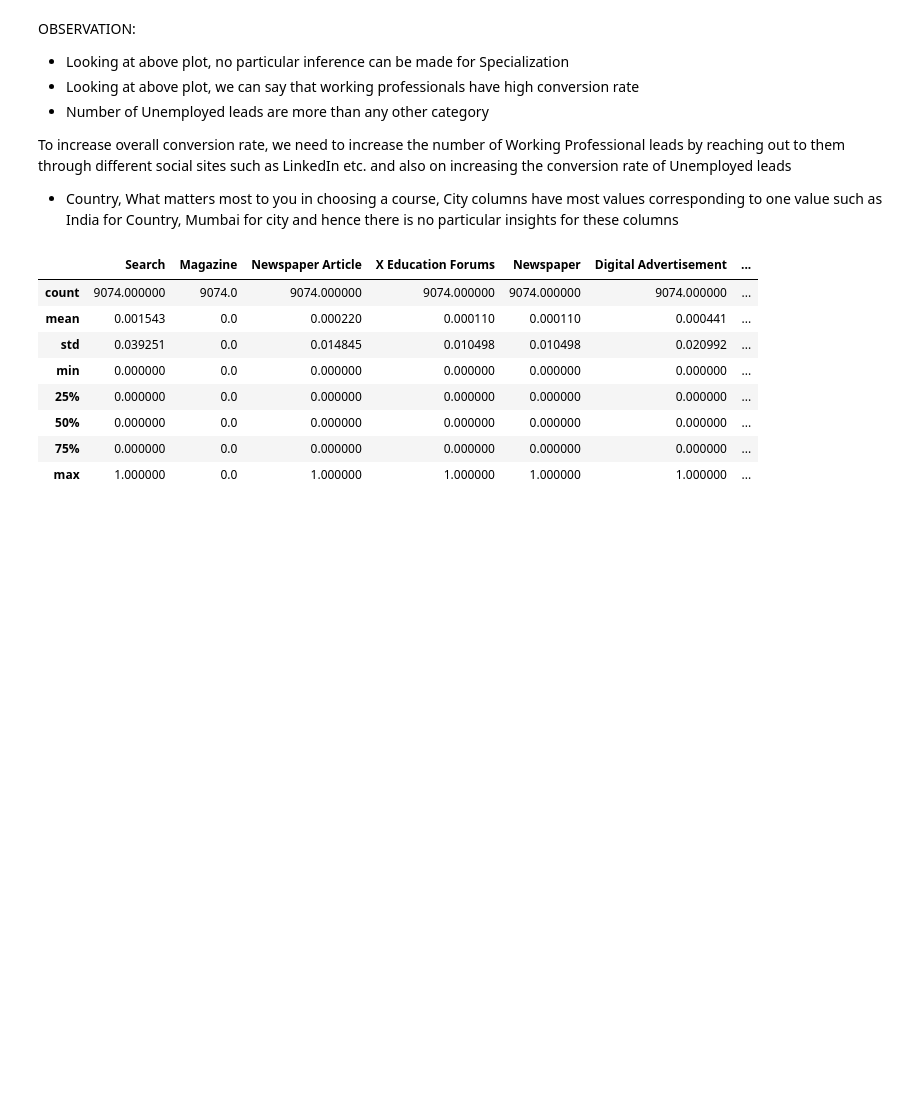
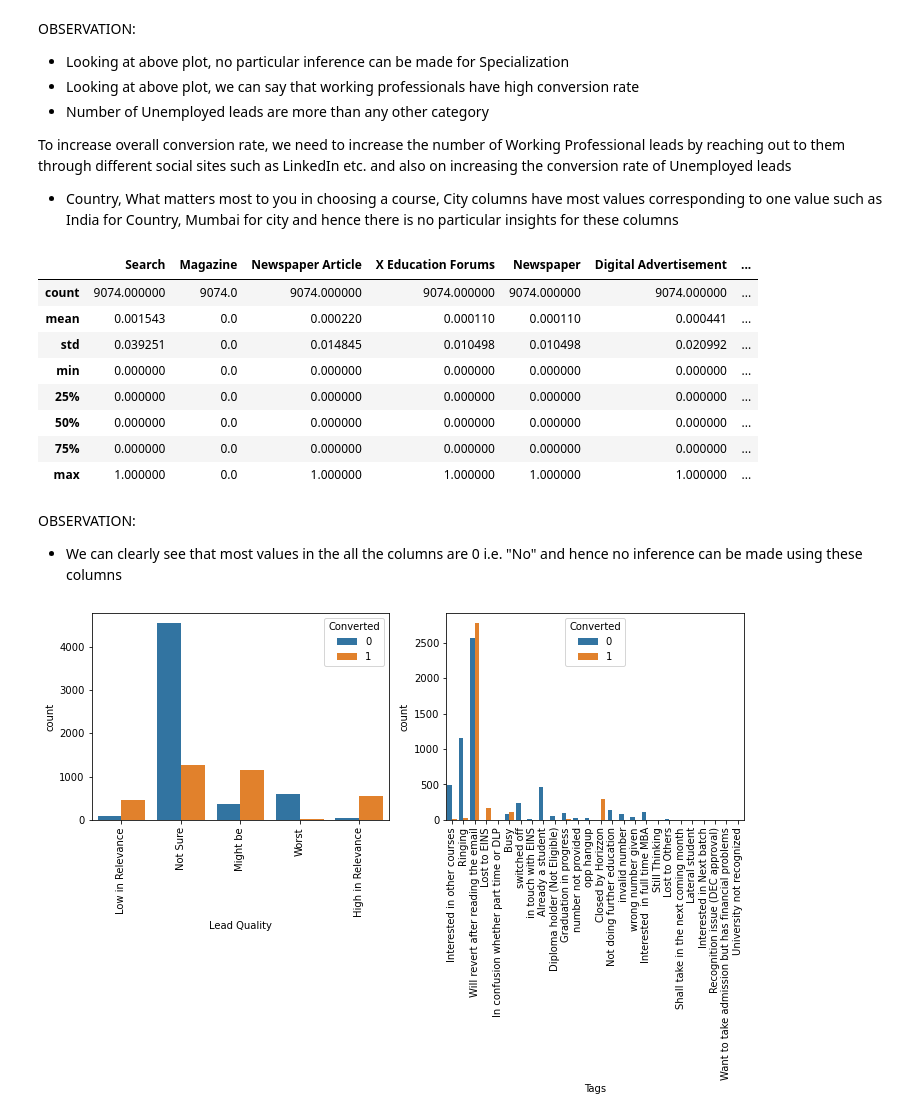
Before and after one commit to Pratik-Acharyya/Lead-Scoring-Case-Study, a Jupyter notebook: Lead_Scoring_Model.ipynb, the cells around one changed output. Saved outputs shown, nothing was run; the diff lists cells and outputs as text; code cells hidden in the pictures; blank space fills up the shorter version.

```diff
--- a/Lead_Scoring_Model.ipynb
+++ b/Lead_Scoring_Model.ipynb
@@ -401,3 +401,18 @@ lead[["Search","Magazine","Newspaper Article","X Education Forums","Newspaper","
 | 50% | 0.000000 | 0.0 | 0.000000 | 0.000000 | 0.000000 | 0.000000 | ... |
 | 75% | 0.000000 | 0.0 | 0.000000 | 0.000000 | 0.000000 | 0.000000 | ... |
 | max | 1.000000 | 0.0 | 1.000000 | 1.000000 | 1.000000 | 1.000000 | ... |
+# %% [markdown]
+OBSERVATION:
+
+- We can clearly see that most values in the all the columns are 0 i.e. "No" and hence no inference can be made using these columns
+# %%
+fig=plt.subplots(figsize=(10, 10))
+
+for i, feature in enumerate(["Lead Quality", "Tags"]):
+    plt.subplot(2, 2, i+1)
+    plt.subplots_adjust(hspace = 2.0)
+    sns.countplot(x=feature, hue="Converted", data=lead)
+    plt.xticks( rotation='vertical')
+    plt.tight_layout()
+# %% [output]
+[figure, added]
```
Also changed, not shown: parts of 65 cells of this notebook.
